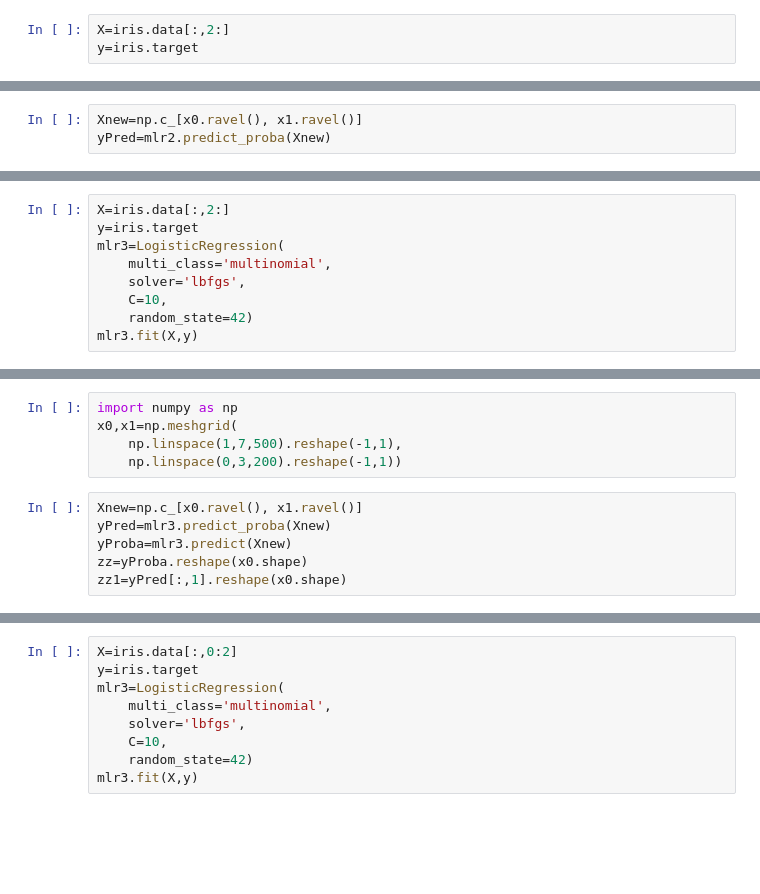
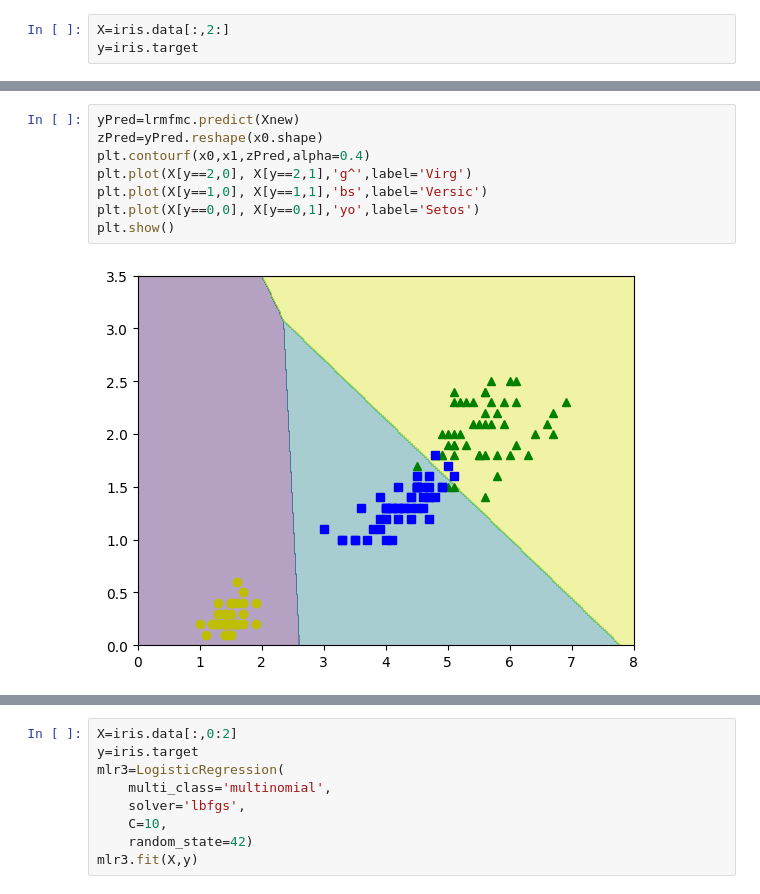
Before and after one commit to ITM-AI/2-logistic-regression, a Jupyter notebook: logistic-regressor.ipynb, the cells around one changed output, grey strips where cells are left out. Cells and saved outputs as stored; diff of their text form; blank space fills up the shorter version.

```diff
--- a/logistic-regressor.ipynb
+++ b/logistic-regressor.ipynb
@@ -224,3 +211,0 @@ x0,x1=np.meshgrid(
-# %%
-Xnew=np.c_[x0.ravel(), x1.ravel()]
-yPred=mlr2.predict_proba(Xnew)
@@ -239,9 +211,0 @@ plt.axis([3,7,0.7,3])
-# %%
-X=iris.data[:,2:]
-y=iris.target
-mlr3=LogisticRegression(
-    multi_class='multinomial',
-    solver='lbfgs',
-    C=10,
-    random_state=42)
-mlr3.fit(X,y)
@@ -250,11 +211,0 @@ LogisticRegression(C=10, multi_class='multinomial', random_state=42)
-# %%
-import numpy as np
-x0,x1=np.meshgrid(
-    np.linspace(1,7,500).reshape(-1,1),
-    np.linspace(0,3,200).reshape(-1,1))
-# %%
-Xnew=np.c_[x0.ravel(), x1.ravel()]
-yPred=mlr3.predict_proba(Xnew)
-yProba=mlr3.predict(Xnew)
-zz=yProba.reshape(x0.shape)
-zz1=yPred[:,1].reshape(x0.shape)
@@ -277 +212,11 @@ plt.legend()
+# %%
+yPred=lrmfmc.predict(Xnew)
+zPred=yPred.reshape(x0.shape)
+plt.contourf(x0,x1,zPred,alpha=0.4)
+plt.plot(X[y==2,0], X[y==2,1],'g^',label='Virg')
+plt.plot(X[y==1,0], X[y==1,1],'bs',label='Versic')
+plt.plot(X[y==0,0], X[y==0,1],'yo',label='Setos')
+plt.show()
+# %% [output]
+[figure, added]
 # %% [markdown]
```
Also changed, not shown: parts of 16 cells of this notebook.
